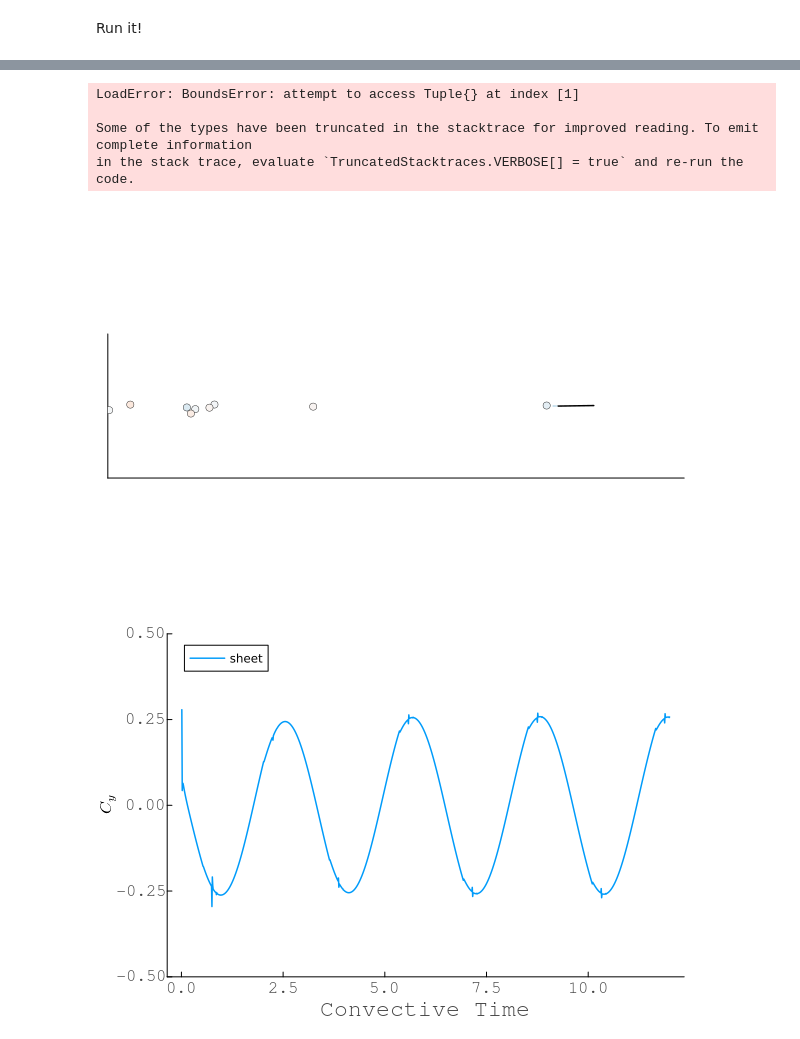
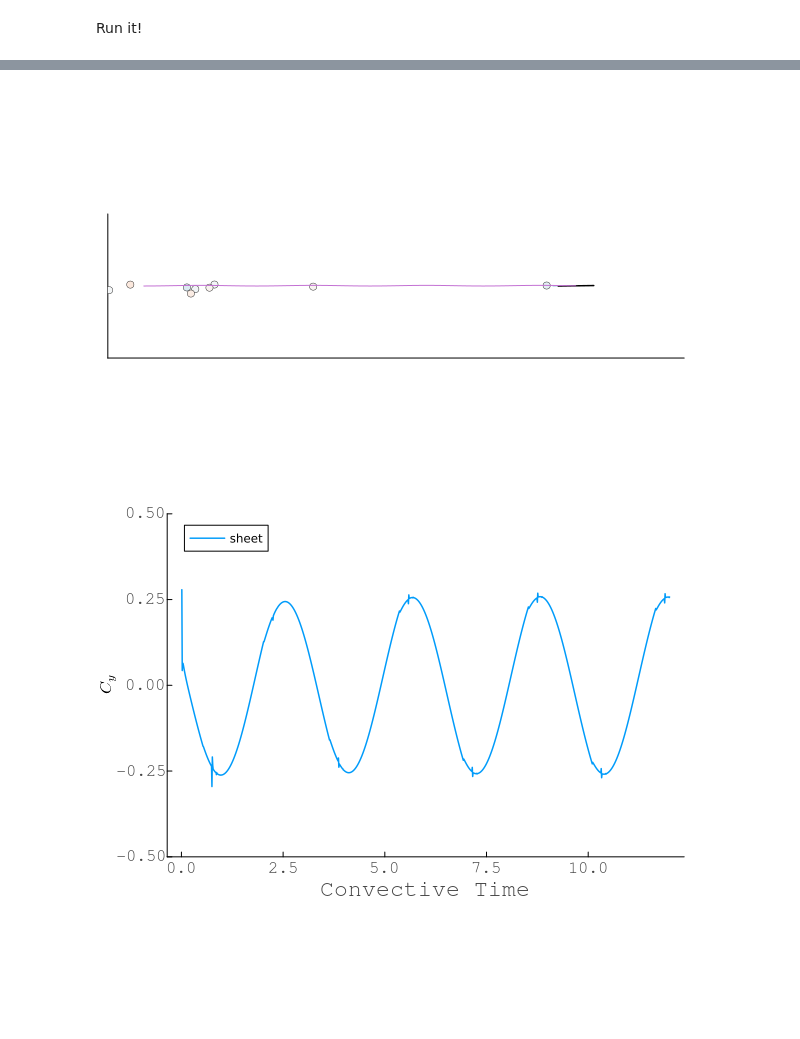
Before and after one commit to darwindarak/PotentialFlow.jl, a Jupyter notebook: other-notebooks/Hybrid Model Force Compare Oscil Heave.ipynb, the cells around one changed output, grey strips where cells are left out. Cells and saved outputs as stored; diff of their text form; code cells hidden in the pictures; blank space fills up the shorter version.

```diff
--- a/other-notebooks/Hybrid Model Force Compare Oscil Heave.ipynb
+++ b/other-notebooks/Hybrid Model Force Compare Oscil Heave.ipynb
@@ -339,9 +436,0 @@ sys = shed_new_vorticity!(sys, motion, δ, 0.0, lesp, 0.0)
-# %%
-p1, p2 = sys
-p21, p22 = p2
-p21
-# %% [output]
-LoadError: BoundsError: attempt to access Tuple{} at index [1]
-
-Some of the types have been truncated in the stacktrace for improved reading. To emit complete information
-in the stack trace, evaluate `TruncatedStacktraces.VERBOSE[] = true` and re-run the code.
@@ -431,14 +437,14 @@ end
 # %%
 plt = plot(states[1200],color = cgrad(:RdBu,rev=true), ratio=1,legend=:none,markersize=4,markerstrokealpha=1,
             markerstrokewidth=0.5,linewidth=1.5,ticks=nothing,border=nothing,framestyle=false,
             clim=(-0.5,0.5),ylim=(-2,2),xlim=(-1,15))
-#zc = map(x -> 0.5x[1].zs[64] + 0.5x[1].zs[65],states[1:end])
-#plot!(real.(zc),imag.(zc))
+zc = map(x -> 0.5x[1].zs[64] + 0.5x[1].zs[65],states[1:end])
+plot!(real.(zc),imag.(zc))
 #savefig("oscil-alf05A05-sheet.pdf")
 #savefig("oscil-alf05A05-eps175em3tmin1em1.pdf")
 plt
 # %% [output]
-[figure, old version]
+[figure, new version]
 # %%
 plt = plot(ylabel = "\$C_y\$", ylim = (-0.5,0.5),
     xlabel = "Convective Time")
```
Also changed, not shown: parts of 9 cells of this notebook.
